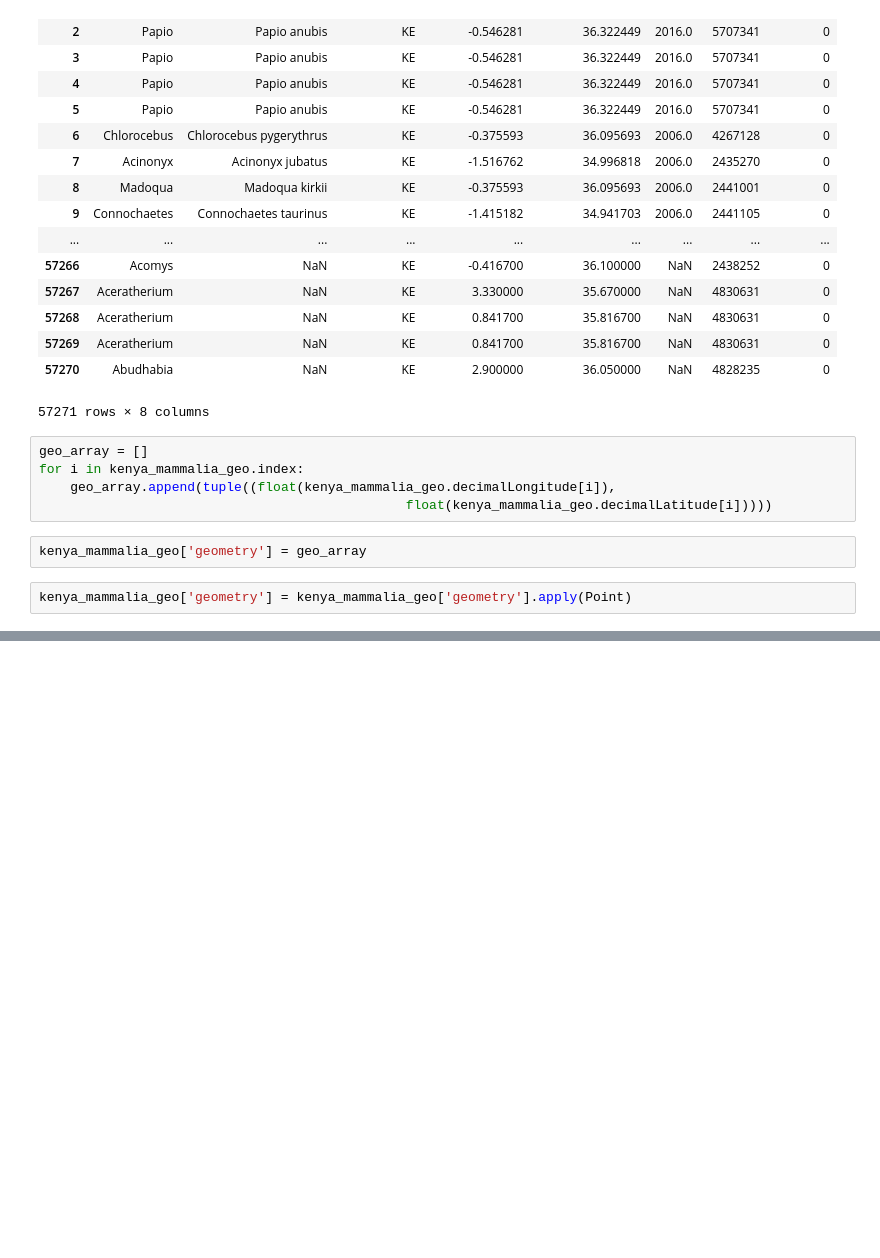
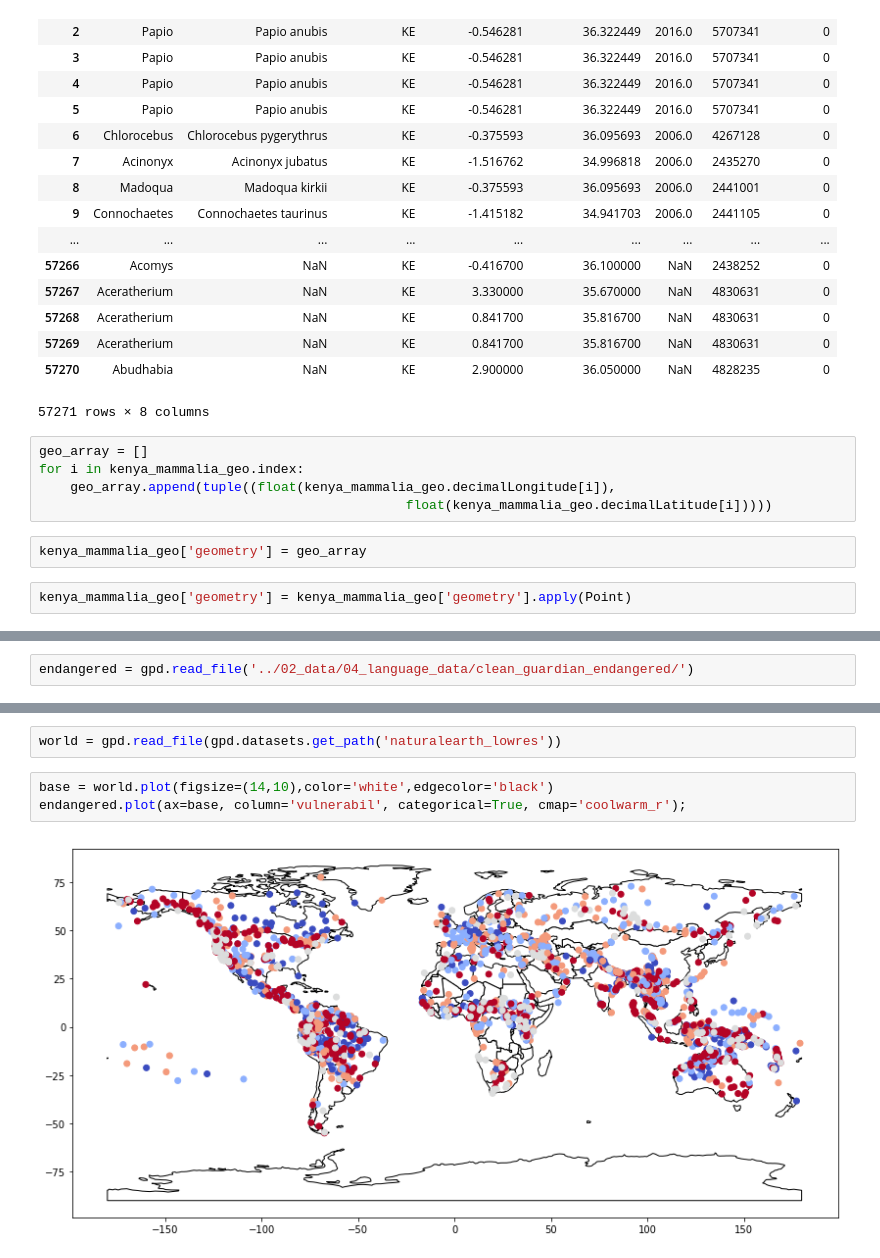
Before and after one commit to micahluedtke/linguistic_biodiversity, a Jupyter notebook: 01_code/Cluster.ipynb, the cells around one changed output, grey strips where cells are left out. Cells and saved outputs as stored; diff of their text form; blank space fills up the shorter version.

```diff
--- a/01_code/Cluster.ipynb
+++ b/01_code/Cluster.ipynb
@@ -187,0 +495,2 @@ guardian2 = gpd.read_file('../language_data/guardian_version2/')
+# %%
+endangered = gpd.read_file('../02_data/04_language_data/clean_guardian_endangered/')
@@ -187,0 +506,7 @@ guardian2 = gpd.read_file('../language_data/guardian_version2/')
+# %%
+world = gpd.read_file(gpd.datasets.get_path('naturalearth_lowres'))
+# %%
+base = world.plot(figsize=(14,10),color='white',edgecolor='black')
+endangered.plot(ax=base, column='vulnerabil', categorical=True, cmap='coolwarm_r');
+# %% [output]
+[figure, added]
```
Also changed, not shown: parts of 46 cells of this notebook, 28 other files.
